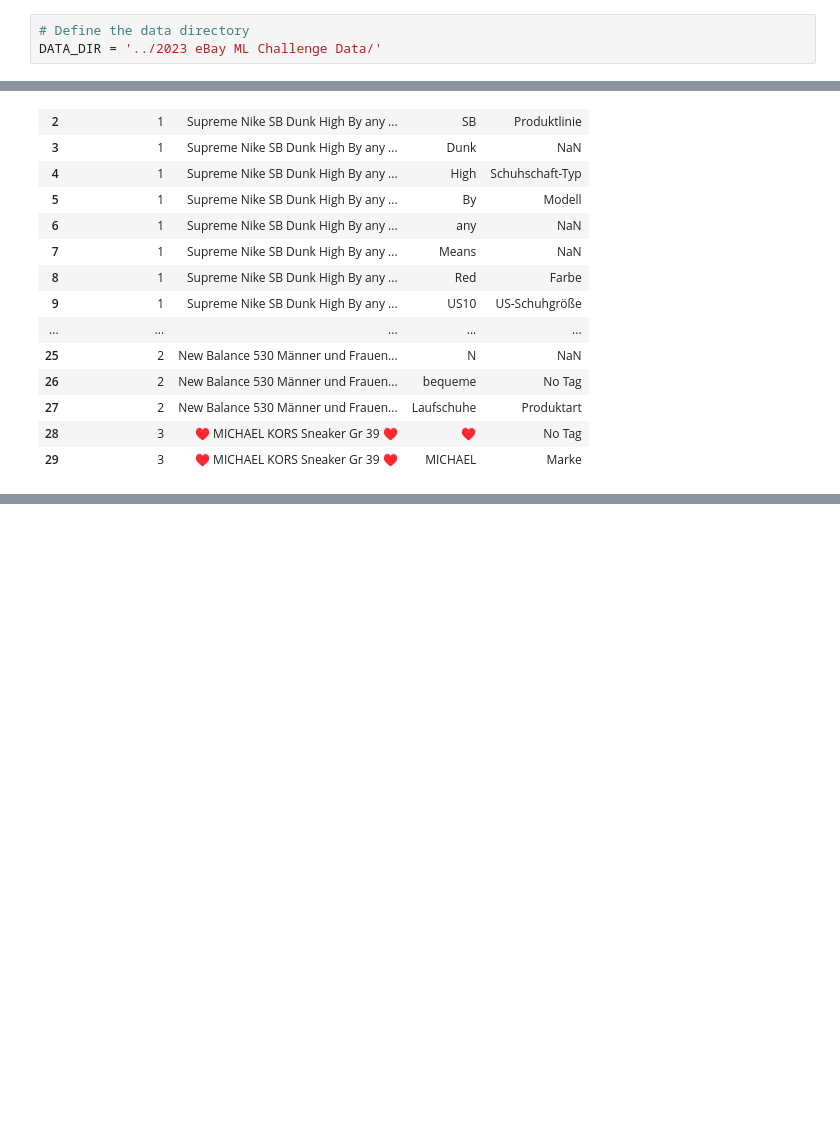
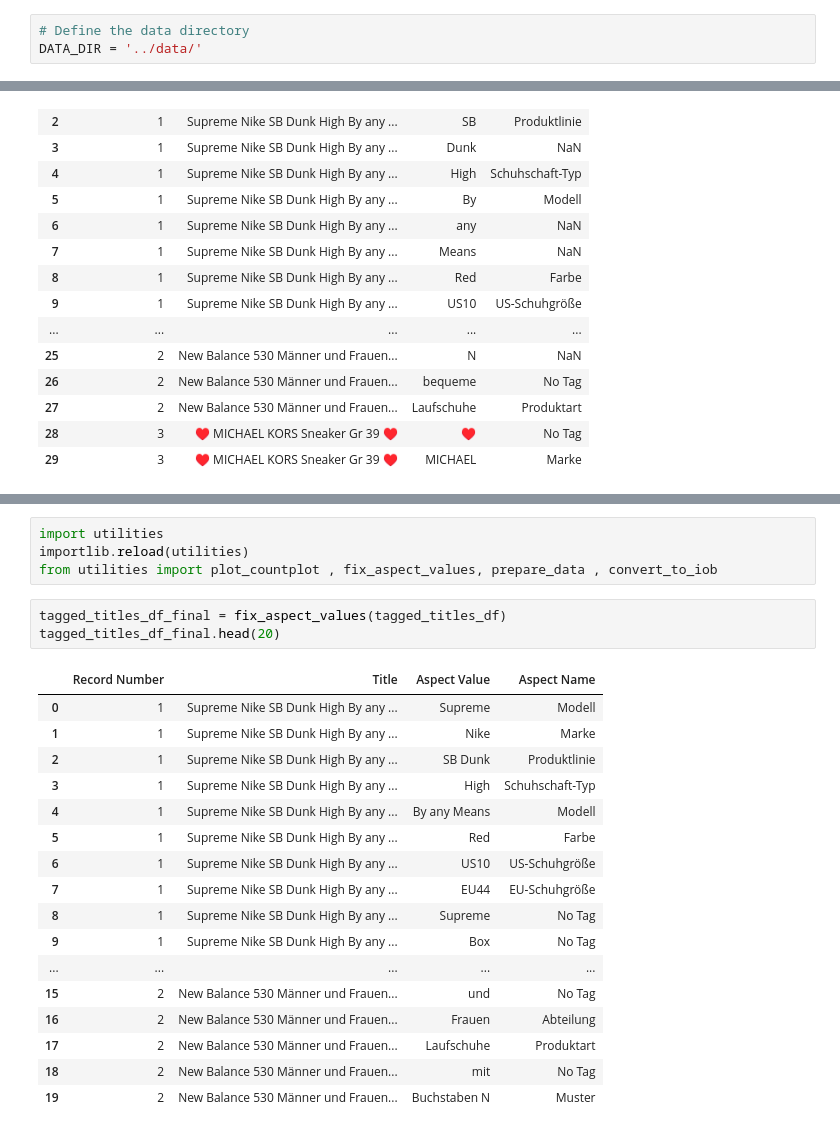
Before and after one commit to mihir1906/eBay-NER-Project, a Jupyter notebook: notebooks/NER.ipynb, the cells around one changed output, grey strips where cells are left out. Saved outputs shown, nothing was run; the diff lists cells and outputs as text; blank space fills up the shorter version.

```diff
--- a/notebooks/NER.ipynb
+++ b/notebooks/NER.ipynb
@@ -7,7 +12,7 @@ import importlib
 sys.path.append(os.path.abspath('../src'))
 # %%
 # Define the data directory
-DATA_DIR = '../2023 eBay ML Challenge Data/'
+DATA_DIR = '../data/'
 # %%
 # File paths
 LISTING_TITLES_FILE = os.path.join(DATA_DIR, 'Listing_Titles.tsv.gz')
@@ -68,0 +136,25 @@ First 30 rows of Tagged Titles:
+# %%
+import utilities
+importlib.reload(utilities)
+from utilities import plot_countplot , fix_aspect_values, prepare_data , convert_to_iob
+# %%
+tagged_titles_df_final = fix_aspect_values(tagged_titles_df)
+tagged_titles_df_final.head(20)
+# %% [output]
+|  | Record Number | Title | Aspect Value | Aspect Name |
+| 0 | 1 | Supreme Nike SB Dunk High By any ... | Supreme | Modell |
+| 1 | 1 | Supreme Nike SB Dunk High By any ... | Nike | Marke |
+| 2 | 1 | Supreme Nike SB Dunk High By any ... | SB Dunk | Produktlinie |
+| 3 | 1 | Supreme Nike SB Dunk High By any ... | High | Schuhschaft-Typ |
+| 4 | 1 | Supreme Nike SB Dunk High By any ... | By any Means | Modell |
+| 5 | 1 | Supreme Nike SB Dunk High By any ... | Red | Farbe |
+| 6 | 1 | Supreme Nike SB Dunk High By any ... | US10 | US-Schuhgröße |
+| 7 | 1 | Supreme Nike SB Dunk High By any ... | EU44 | EU-Schuhgröße |
+| 8 | 1 | Supreme Nike SB Dunk High By any ... | Supreme | No Tag |
+| 9 | 1 | Supreme Nike SB Dunk High By any ... | Box | No Tag |
+| ... | ... | ... | ... | ... |
+| 15 | 2 | New Balance 530 Männer und Frauen... | und | No Tag |
+| 16 | 2 | New Balance 530 Männer und Frauen... | Frauen | Abteilung |
+| 17 | 2 | New Balance 530 Männer und Frauen... | Laufschuhe | Produktart |
+| 18 | 2 | New Balance 530 Männer und Frauen... | mit | No Tag |
+| 19 | 2 | New Balance 530 Männer und Frauen... | Buchstaben N | Muster |
```
Also changed, not shown: parts of 22 cells of this notebook, 2 other files.
